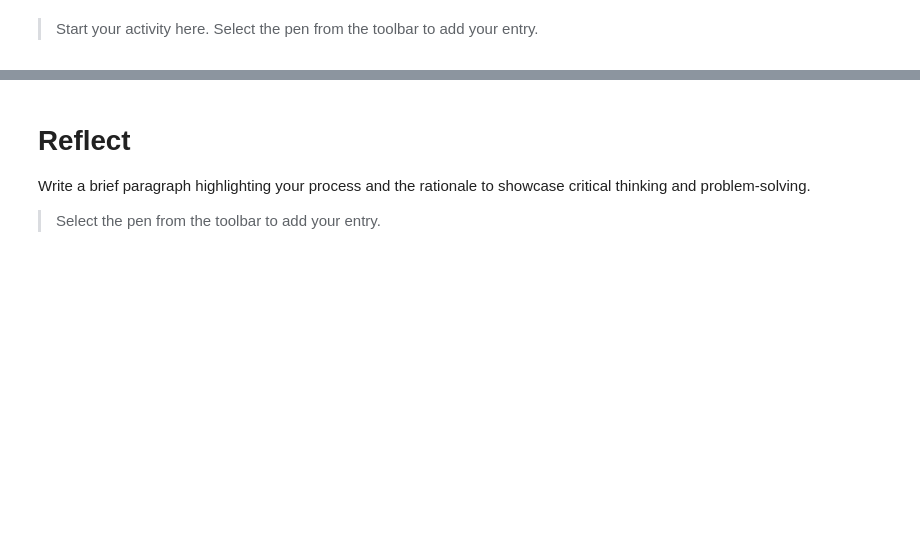
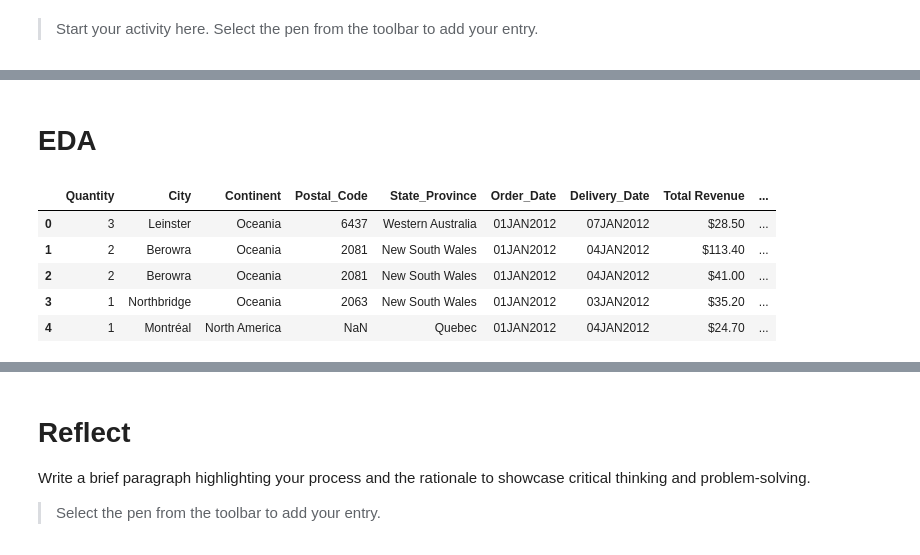
Before and after one commit to sheldonkemper/portfolio, a Jupyter notebook: KEMPER_SHELDON_CAM_C101_Week_6_Mini-project.ipynb, the cells around one changed output, grey strips where cells are left out. Saved outputs shown, nothing was run; the diff lists cells and outputs as text; code cells hidden in the pictures; blank space fills up the shorter version.

```diff
--- a/KEMPER_SHELDON_CAM_C101_Week_6_Mini-project.ipynb
+++ b/KEMPER_SHELDON_CAM_C101_Week_6_Mini-project.ipynb
@@ -159 +159,15 @@ From (redirected): https://drive.google.com/uc?export=download&id=1S5wniOV5_5htD
 To: /content/CUSTOMERS_CLEAN.csv
+# %% [markdown]
+# EDA
+# %%
+import pandas as pd
+data = pd.read_csv('/content/CUSTOMERS_CLEAN.csv')
+# %%
+data.head()
+# %% [output]
+|  | Quantity | City | Continent | Postal_Code | State_Province | Order_Date | Delivery_Date | Total Revenue | ... |
+| 0 | 3 | Leinster | Oceania | 6437 | Western Australia | 01JAN2012 | 07JAN2012 | $28.50 | ... |
+| 1 | 2 | Berowra | Oceania | 2081 | New South Wales | 01JAN2012 | 04JAN2012 | $113.40 | ... |
+| 2 | 2 | Berowra | Oceania | 2081 | New South Wales | 01JAN2012 | 04JAN2012 | $41.00 | ... |
+| 3 | 1 | Northbridge | Oceania | 2063 | New South Wales | 01JAN2012 | 03JAN2012 | $35.20 | ... |
+| 4 | 1 | Montréal | North America | NaN | Quebec | 01JAN2012 | 04JAN2012 | $24.70 | ... |
```
Also changed, not shown: parts of 36 cells of this notebook.
